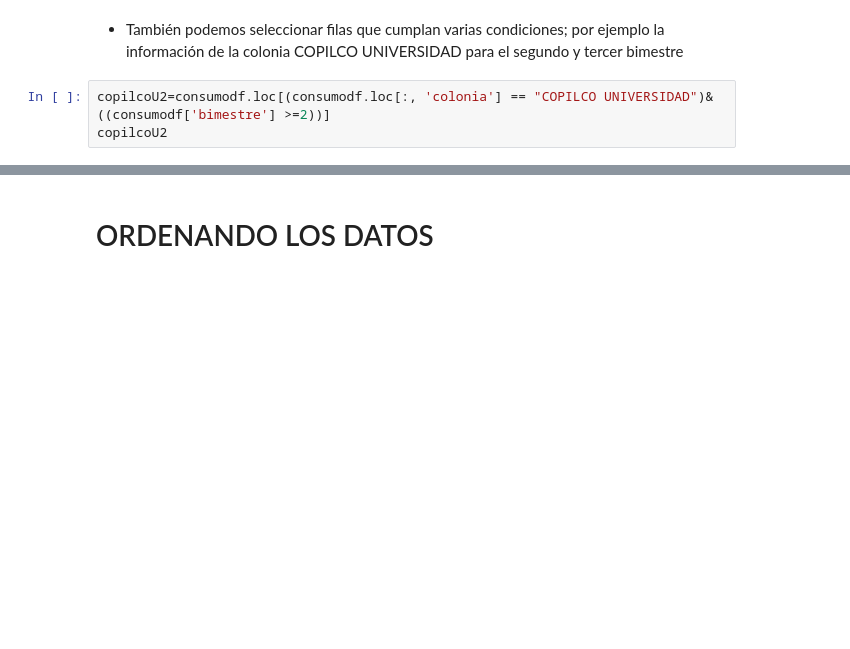
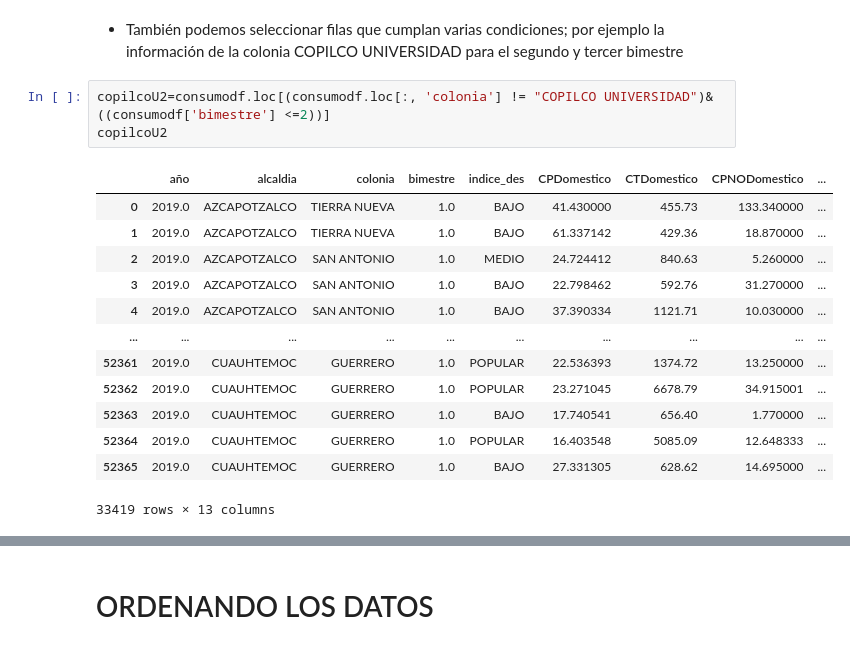
Before and after one commit to benjov/Estadistica_II_Primavera_2020, a Jupyter notebook: Clase_00/PANDAS_CLASE_Alumnos.ipynb, the cells around one changed output, grey strips where cells are left out. Saved outputs shown, nothing was run; the diff lists cells and outputs as text; blank space fills up the shorter version.

```diff
--- a/Clase_00/PANDAS_CLASE_Alumnos.ipynb
+++ b/Clase_00/PANDAS_CLASE_Alumnos.ipynb
@@ -382,5 +670,19 @@ copilcoU
 * También podemos seleccionar filas que cumplan varias condiciones;
 por ejemplo la información de la colonia  COPILCO UNIVERSIDAD para el segundo y tercer bimestre
 # %%
-copilcoU2=consumodf.loc[(consumodf.loc[:, 'colonia'] == "COPILCO UNIVERSIDAD")&((consumodf['bimestre'] >=2))]
+copilcoU2=consumodf.loc[(consumodf.loc[:, 'colonia'] != "COPILCO UNIVERSIDAD")&((consumodf['bimestre'] <=2))]
 copilcoU2
+# %% [output]
+|  | año | alcaldia | colonia | bimestre | indice_des | CPDomestico | CTDomestico | CPNODomestico | ... |
+| 0 | 2019.0 | AZCAPOTZALCO | TIERRA NUEVA | 1.0 | BAJO | 41.430000 | 455.73 | 133.340000 | ... |
+| 1 | 2019.0 | AZCAPOTZALCO | TIERRA NUEVA | 1.0 | BAJO | 61.337142 | 429.36 | 18.870000 | ... |
+| 2 | 2019.0 | AZCAPOTZALCO | SAN ANTONIO | 1.0 | MEDIO | 24.724412 | 840.63 | 5.260000 | ... |
+| 3 | 2019.0 | AZCAPOTZALCO | SAN ANTONIO | 1.0 | BAJO | 22.798462 | 592.76 | 31.270000 | ... |
+| 4 | 2019.0 | AZCAPOTZALCO | SAN ANTONIO | 1.0 | BAJO | 37.390334 | 1121.71 | 10.030000 | ... |
+| ... | ... | ... | ... | ... | ... | ... | ... | ... | ... |
+| 52361 | 2019.0 | CUAUHTEMOC | GUERRERO | 1.0 | POPULAR | 22.536393 | 1374.72 | 13.250000 | ... |
+| 52362 | 2019.0 | CUAUHTEMOC | GUERRERO | 1.0 | POPULAR | 23.271045 | 6678.79 | 34.915001 | ... |
+| 52363 | 2019.0 | CUAUHTEMOC | GUERRERO | 1.0 | BAJO | 17.740541 | 656.40 | 1.770000 | ... |
+| 52364 | 2019.0 | CUAUHTEMOC | GUERRERO | 1.0 | POPULAR | 16.403548 | 5085.09 | 12.648333 | ... |
+| 52365 | 2019.0 | CUAUHTEMOC | GUERRERO | 1.0 | BAJO | 27.331305 | 628.62 | 14.695000 | ... |
+33419 rows × 13 columns
```
Also changed, not shown: parts of 48 cells of this notebook, 1 other file.
